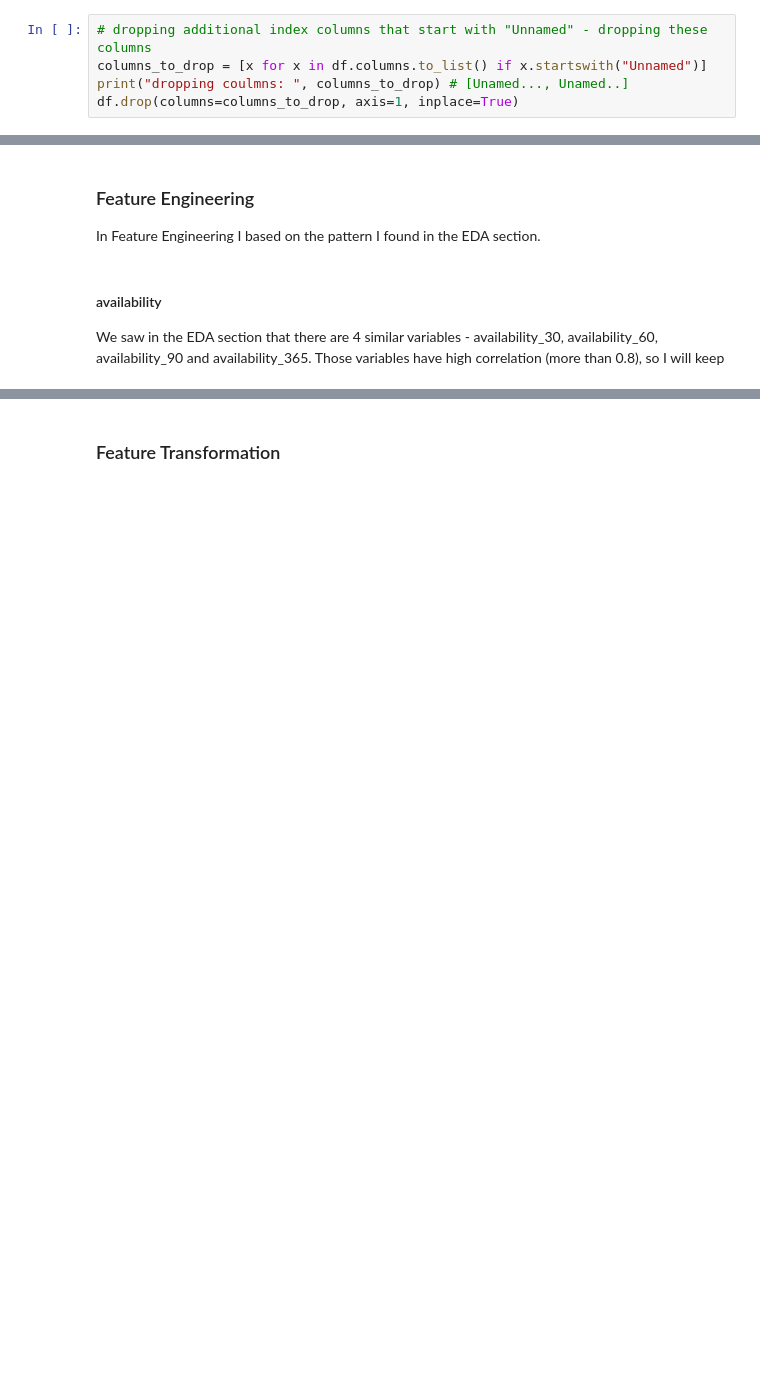
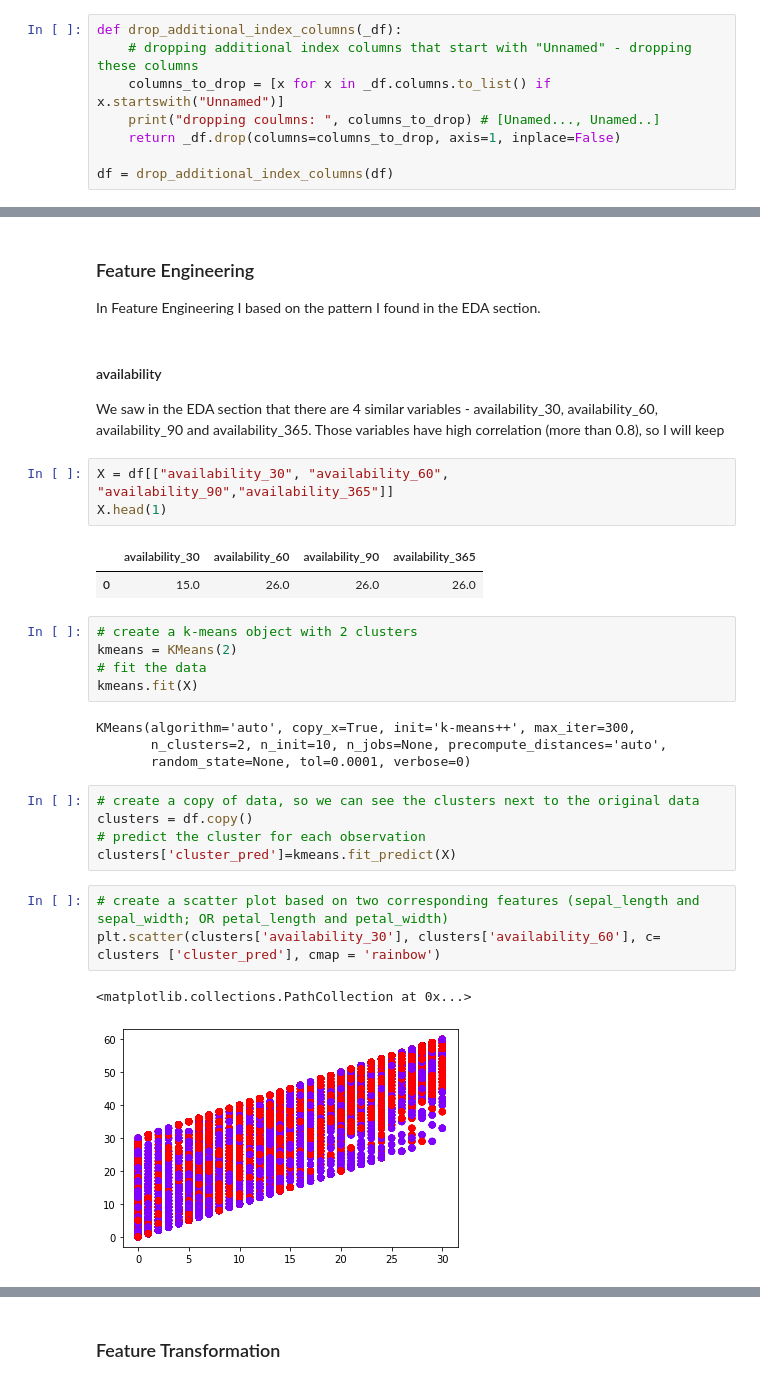
Before and after one commit to NaamaJan/airbnb-berlin-availability, a Jupyter notebook: Feature Enrichment and Selection.ipynb, the cells around one changed output, grey strips where cells are left out. Cells and saved outputs as stored; diff of their text form; blank space fills up the shorter version.

```diff
--- a/Feature Enrichment and Selection.ipynb
+++ b/Feature Enrichment and Selection.ipynb
@@ -26,10 +26,13 @@ df.head(3)
 | 2 | 2 | 7071 | BrightRoom with sunny greenview! | 2019-08-01 | 2019-11-06 | NaN | ... |
 3 rows × 135 columns
 # %%
-# dropping additional index columns that start with "Unnamed" - dropping these columns
-columns_to_drop = [x for x in df.columns.to_list() if x.startswith("Unnamed")]
-print("dropping coulmns: ", columns_to_drop) # [Unamed..., Unamed..]
-df.drop(columns=columns_to_drop, axis=1, inplace=True)
+def drop_additional_index_columns(_df):
+    # dropping additional index columns that start with "Unnamed" - dropping these columns
+    columns_to_drop = [x for x in _df.columns.to_list() if x.startswith("Unnamed")]
+    print("dropping coulmns: ", columns_to_drop) # [Unamed..., Unamed..]
+    return _df.drop(columns=columns_to_drop, axis=1, inplace=False)
+
+df = drop_additional_index_columns(df)
 # %% [output]
 dropping coulmns:  ['Unnamed: 0']
 # %%
@@ -75,3 +78,29 @@ In Feature Engineering I based on the pattern I found in the EDA section.
 #### availability
 
 We saw in the EDA section that there are 4 similar variables - availability_30, availability_60, availability_90 and availability_365. Those variables have high correlation (more than 0.8), so I will keep
+# %%
+X = df[["availability_30", "availability_60", "availability_90","availability_365"]]
+X.head(1)
+# %% [output]
+|  | availability_30 | availability_60 | availability_90 | availability_365 |
+| 0 | 15.0 | 26.0 | 26.0 | 26.0 |
+# %%
+# create a k-means object with 2 clusters
+kmeans = KMeans(2)
+# fit the data
+kmeans.fit(X)
+# %% [output]
+KMeans(algorithm='auto', copy_x=True, init='k-means++', max_iter=300,
+       n_clusters=2, n_init=10, n_jobs=None, precompute_distances='auto',
+       random_state=None, tol=0.0001, verbose=0)
+# %%
+# create a copy of data, so we can see the clusters next to the original data
+clusters = df.copy()
+# predict the cluster for each observation
+clusters['cluster_pred']=kmeans.fit_predict(X)
+# %%
+# create a scatter plot based on two corresponding features (sepal_length and sepal_width; OR petal_length and petal_width)
+plt.scatter(clusters['availability_30'], clusters['availability_60'], c= clusters ['cluster_pred'], cmap = 'rainbow')
+# %% [output]
+<matplotlib.collections.PathCollection at 0x...>
+[figure, added]
```
Also changed, not shown: parts of 10 cells of this notebook.
